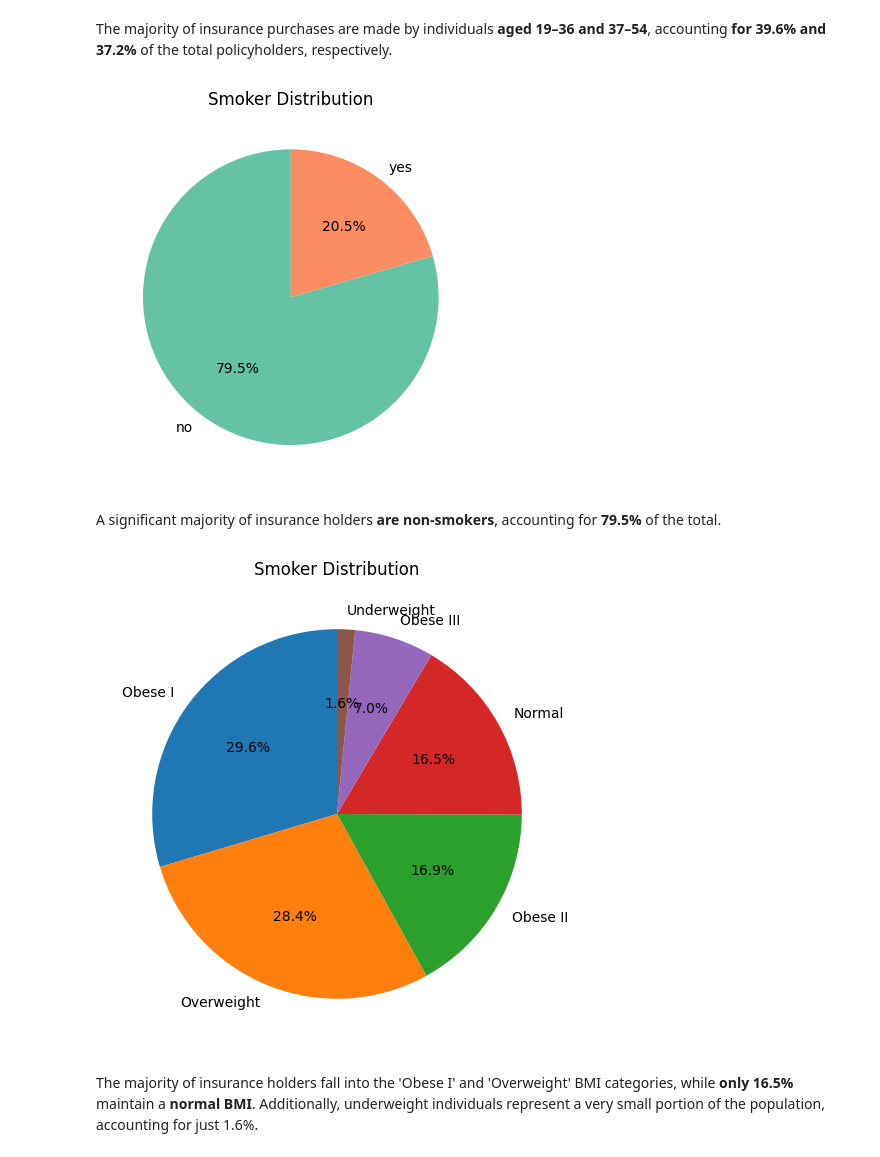
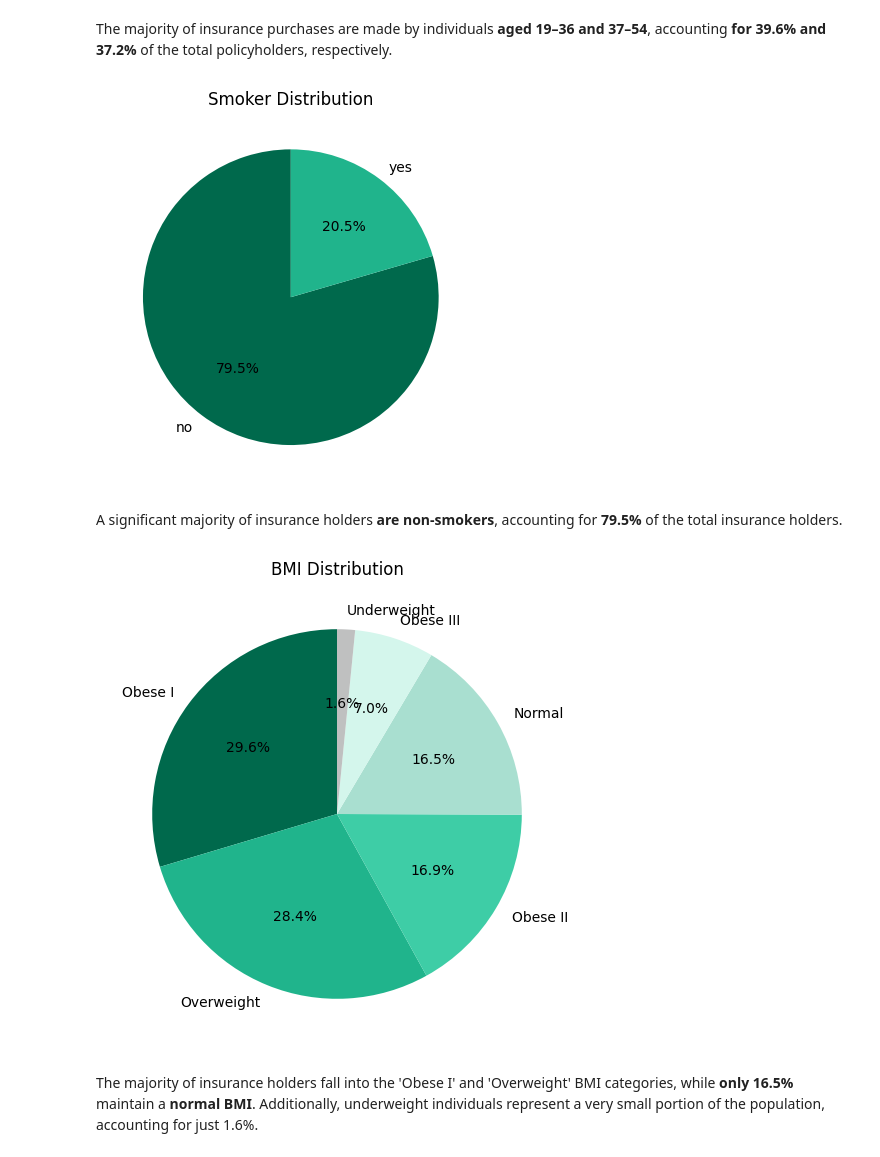
Before and after one commit to AdityaKumbhar21/Insurance_Price_Prediction, a Jupyter notebook: notebooks/01_EDA.ipynb, the cells around one changed output. Saved outputs shown, nothing was run; the diff lists cells and outputs as text; code cells hidden in the pictures.

```diff
--- a/notebooks/01_EDA.ipynb
+++ b/notebooks/01_EDA.ipynb
@@ -61,3 +61,5 @@ Data columns (total 7 columns):
  6   charges   1337 non-null   float64
 dtypes: float64(2), int64(2), object(3)
 memory usage: 83.6+ KB
+# %%
+df['age'] = df['age'].astype(int)
@@ -134,8 +141,9 @@ The data looks distributed normally and there are very less outliers.
 # %% [markdown]
 Checking different distrubutions for different features.
 # %%
+colors = ['#00694c', '#20b48c','#3ecda6','#a9dfd0','#d4f6ec', '#bfc0c0']
 age_counts = df['age_group'].value_counts()
-plt.pie(age_counts, labels=age_counts.index, autopct='%1.1f%%', startangle=90)
+plt.pie(age_counts, labels=age_counts.index, autopct='%1.1f%%', startangle=90, colors=colors)
 plt.title('Age Distribution')
 plt.show()
 # %% [output]
@@ -144,21 +152,21 @@ plt.show()
 The majority of insurance purchases are made by individuals **aged 19–36 and 37–54**, accounting **for 39.6% and 37.2%** of the total policyholders, respectively.
 # %%
 smoker_counts = df['smoker'].value_counts()
-plt.pie(smoker_counts, labels=smoker_counts.index, autopct='%1.1f%%', colors=['#66c2a5', '#fc8d62'], startangle=90)
+plt.pie(smoker_counts, labels=smoker_counts.index, autopct='%1.1f%%', colors=colors, startangle=90)
 plt.title('Smoker Distribution')
 plt.show()
 # %% [output]
-[figure, old version]
+[figure, new version]
 # %% [markdown]
-A significant majority of insurance holders **are non-smokers**, accounting for **79.5%** of the total.
+A significant majority of insurance holders **are non-smokers**, accounting for **79.5%** of the total insurance holders.
 # %%
 bmi_counts= df['bmi_category'].value_counts()
 plt.figure(figsize=(6, 6))
-plt.pie(bmi_counts, labels=bmi_counts.index, autopct='%1.1f%%', startangle=90)
-plt.title('Smoker Distribution')
+plt.pie(bmi_counts, labels=bmi_counts.index, autopct='%1.1f%%', startangle=90, colors=colors)
+plt.title('BMI Distribution')
 plt.show()
 # %% [output]
-[figure, old version]
+[figure, new version]
 # %% [markdown]
 The majority of insurance holders fall into the 'Obese I' and 'Overweight' BMI categories, while **only 16.5%** maintain a **normal BMI**. Additionally, underweight individuals represent a very small portion of the population, accounting for just 1.6%.
 # %%
```
Also changed, not shown: parts of 17 cells of this notebook.
